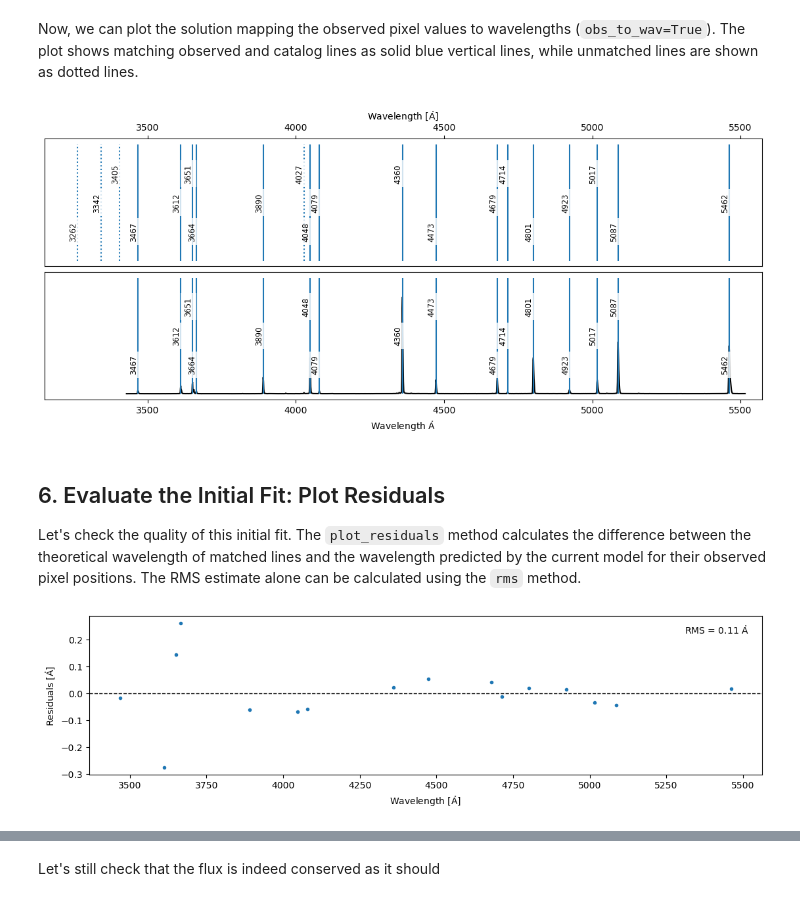
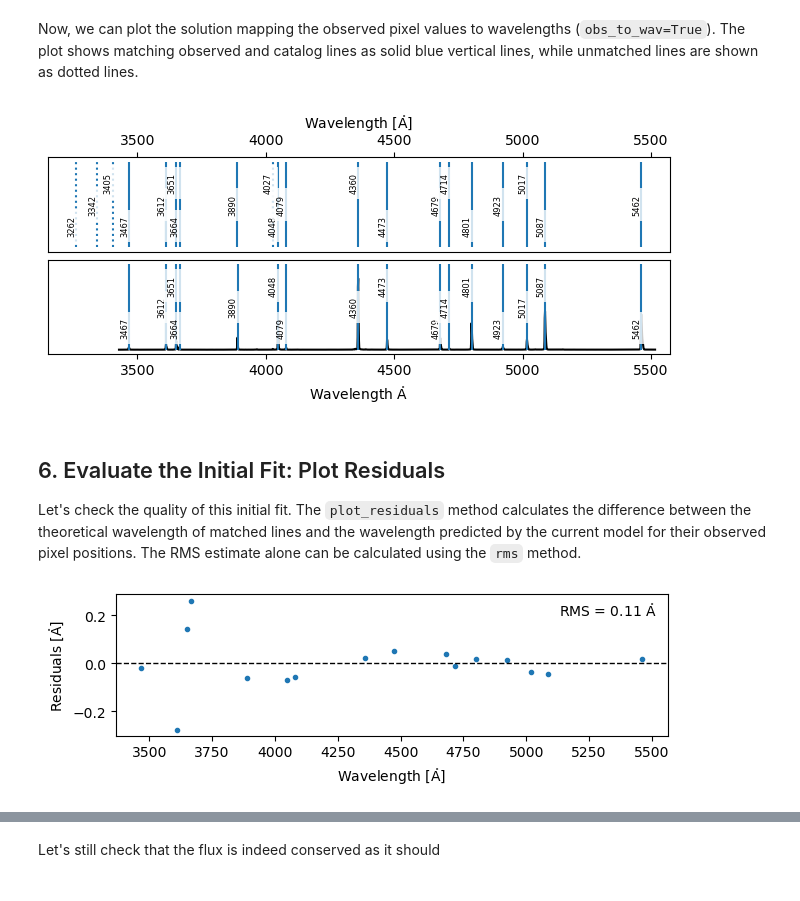
Before and after one commit to astropy/specreduce, a Jupyter notebook: docs/wavelength_calibration/wavecal1d_example_01.ipynb, the cells around one changed output, grey strips where cells are left out. Drawn from its saved outputs; the diff is of its cells as text; code cells hidden in the pictures.

```diff
--- a/docs/wavelength_calibration/wavecal1d_example_01.ipynb
+++ b/docs/wavelength_calibration/wavecal1d_example_01.ipynb
@@ -59,6 +64,7 @@ In this example, we provide:
 
 The `plot_observed_lines` method displays the arc spectra and input lines in pixel space. At this stage, it shows only the raw input spectrum since no lines have been identified or fitted.
 # %%
-ws = WavelengthCalibration1D(ref_pixel=1000, degree=5, arc_spectra=arc_spectrum, line_lists=[['CdI', 'HgI', 'HeI']],
+wc = WavelengthCalibration1D(ref_pixel=1000, degree=5, arc_spectra=arc_spectrum,
+                             line_lists=[['CdI', 'HgI', 'HeI']],
                              line_list_bounds=(3200, 5700), unit=u.angstrom)
-ws.plot_observed_lines();
+wc.plot_observed_lines();
@@ -117,24 +113,26 @@ The `WavelengthSolution1D` class offers several ways to fit:
 
 In this example, we'll use `fit_lines` with a few manually identified pairs. We visually inspect the plots above (or use an interactive tool in a real scenario) to find approximate correspondences. We also set `match_pix` and `match_wav` to `True` to match the approximate pixel and wavelength line values with the more accurate observed line centroids and catalog wavelength values.
 # %%
-ws.fit_lines(pixels=[496, 967, 1077, 1655, 1999], wavelengths=[3890, 4360, 4473, 5087, 5462], match_obs=True, match_cat=True)
+wc.fit_lines(pixels=[496, 967, 1077, 1655, 1999],
+             wavelengths=[3890, 4360, 4473, 5087, 5462],
+             match_obs=True, match_cat=True)
 # %% [output]
 WARNING: The fit may be poorly conditioned
  [astropy.modeling.fitting]
 # %% [markdown]
 Now, we can plot the solution mapping the observed pixel values to wavelengths (`obs_to_wav=True`). The plot shows matching observed and catalog lines as solid blue vertical lines, while unmatched lines are shown as dotted lines.
 # %%
-ws.plot_fit(figsize=(11,5), plot_values=True, obs_to_wav=True);
+wc.plot_fit(figsize=(6.3, 3), plot_values=True, obs_to_wav=True, value_fontsize=6);
 # %% [output]
-[figure, old version]
+[figure, new version]
 # %% [markdown]
 ## 6. Evaluate the Initial Fit: Plot Residuals
 
 Let's check the quality of this initial fit. The `plot_residuals` method calculates the difference between the theoretical wavelength of matched lines and the wavelength predicted by the current model for their observed pixel positions. The RMS estimate alone can be calculated using the `rms` method.
 # %%
-ws.plot_residuals(space='wavelength');
+wc.plot_residuals(space='wavelength');
 # %% [output]
-[figure, old version]
+[figure, new version]
 # %% [markdown]
 The fit looks good! Now, we can move on to use the solution.
 
```
Also changed, not shown: parts of 20 cells of this notebook, 2 other files.
